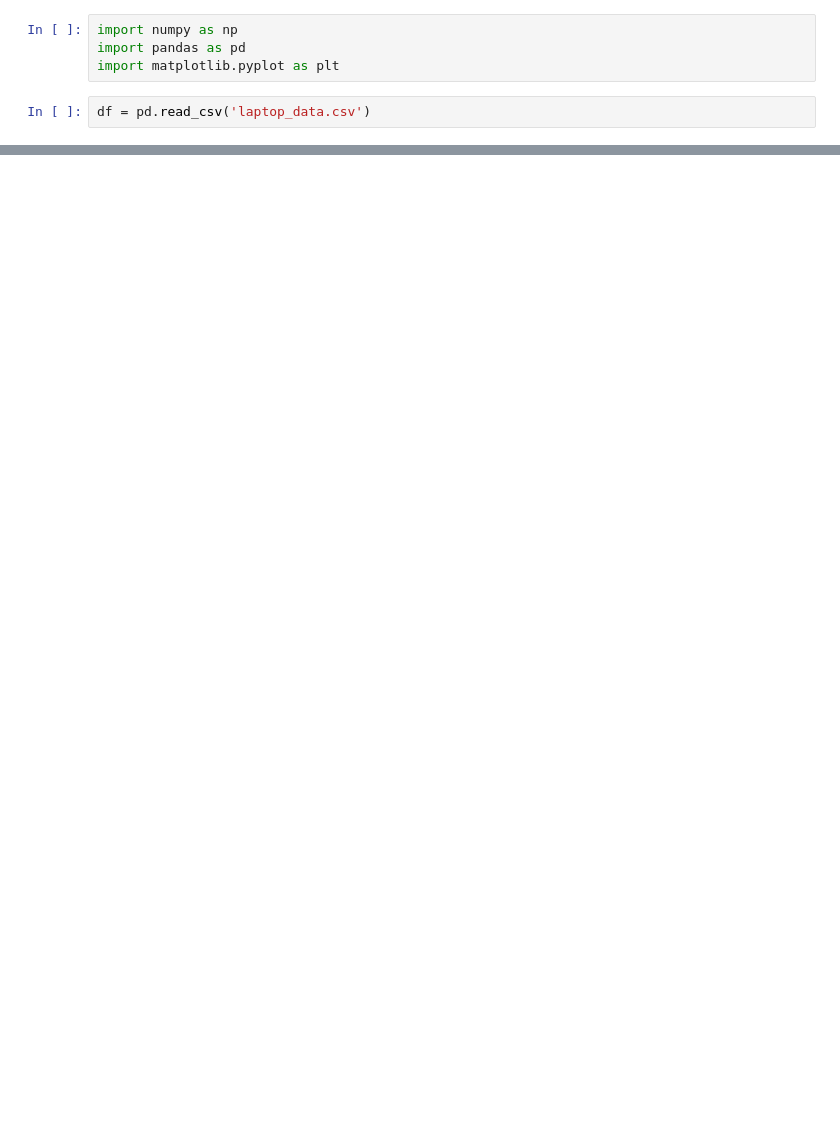
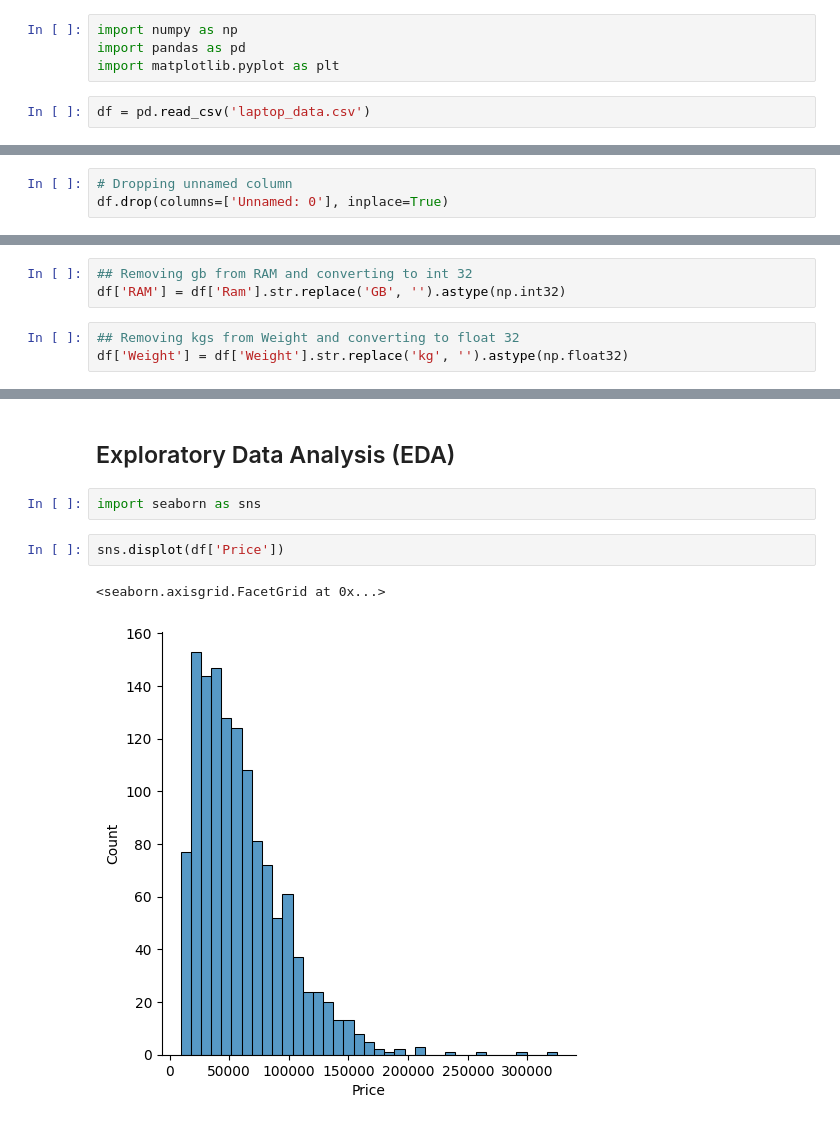
Before and after one commit to shahbhavya7/SpectraPrice, a Jupyter notebook: experiments.ipynb, the cells around one changed output, grey strips where cells are left out. Drawn from its saved outputs; the diff is of its cells as text; blank space fills up the shorter version.

Commit message:
Data cleaning done + EDA - Basi dv completed

```diff
--- a/experiments.ipynb
+++ b/experiments.ipynb
@@ -15,0 +68,3 @@ df.head()
+# %%
+# Dropping unnamed column
+df.drop(columns=['Unnamed: 0'], inplace=True)
@@ -15,0 +80,6 @@ df.head()
+# %%
+## Removing gb from RAM and converting to int 32
+df['RAM'] = df['Ram'].str.replace('GB', '').astype(np.int32)
+# %%
+## Removing kgs from Weight and converting to float 32
+df['Weight'] = df['Weight'].str.replace('kg', '').astype(np.float32)
@@ -15,0 +108,9 @@ df.head()
+# %% [markdown]
+## Exploratory Data Analysis (EDA)
+# %%
+import seaborn as sns
+# %%
+sns.displot(df['Price'])
+# %% [output]
+<seaborn.axisgrid.FacetGrid at 0x...>
+[figure, added]
```
Also changed, not shown: parts of 37 cells of this notebook.
